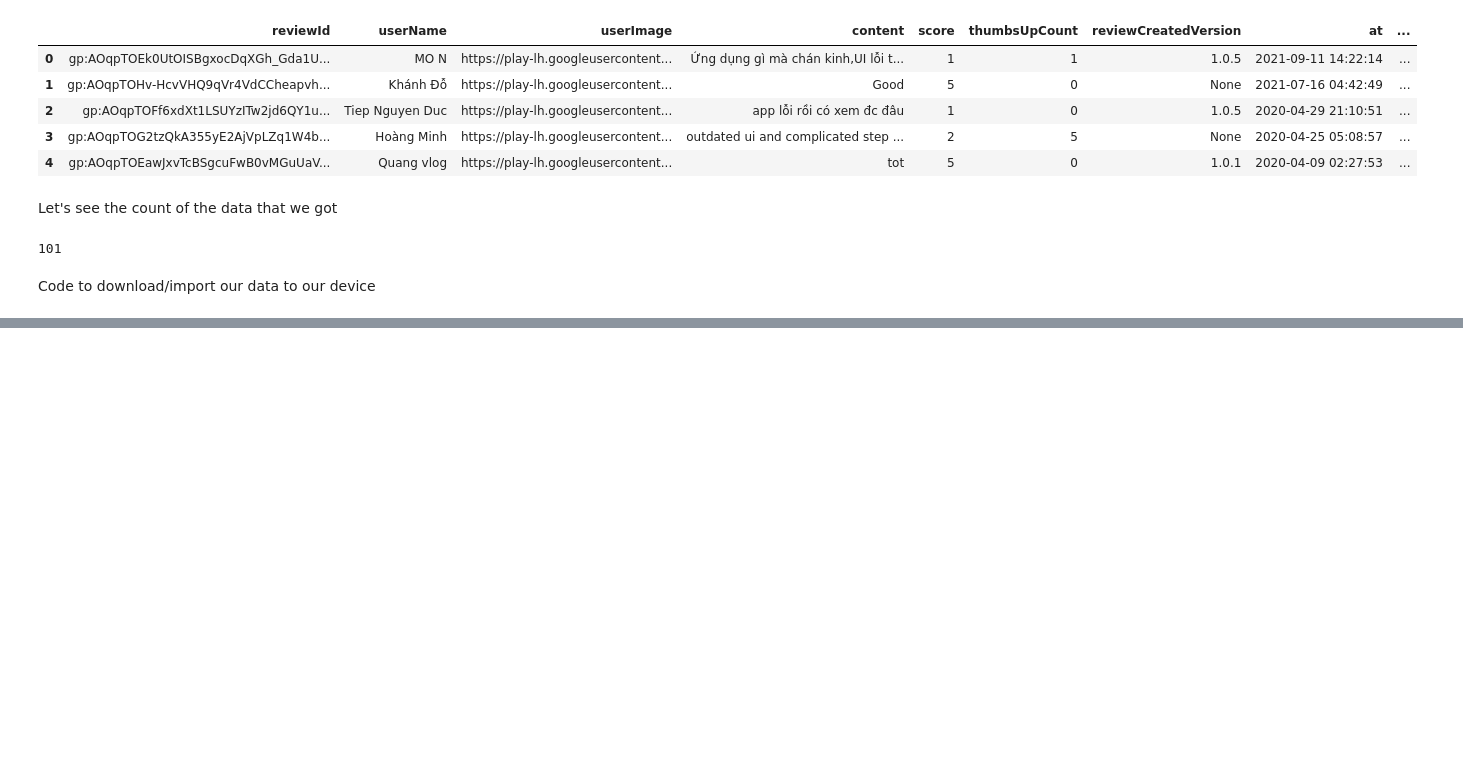
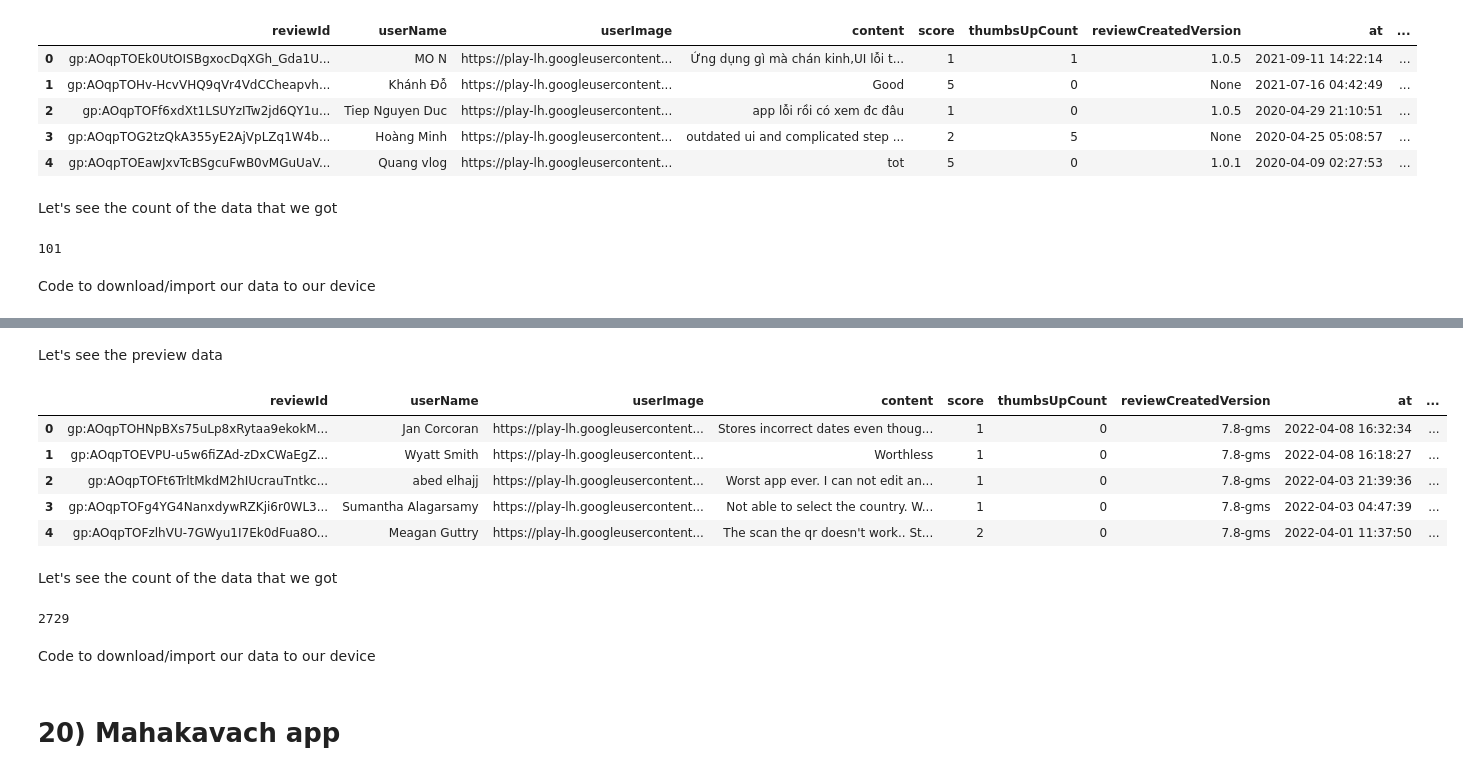
Before and after one commit to anilpankaj/COVID_APPs_REVIEW, a Jupyter notebook: Covid_Review.ipynb, the cells around one changed output, grey strips where cells are left out. Saved outputs shown, nothing was run; the diff lists cells and outputs as text; code cells hidden in the pictures; blank space fills up the shorter version.

```diff
--- a/Covid_Review.ipynb
+++ b/Covid_Review.ipynb
@@ -527,0 +629,29 @@ data_scraped15.to_csv("Suc_Khoe_Viet_Nam.csv", index = False) #it's save the fil
+# %%
+result19 = reviews_all(
+    'ae.gov.dha.covid19',
+    sleep_milliseconds=0,  # by defaults it's take 0
+    lang='en', # by defaluts it's take 'en'
+    country='us', # by defaluts it's take 'us'
+    sort = Sort.NEWEST, # by defaults to Sort.MOST_RELEVANT, you can usee Sort.Newest to get newst reviews first
+)
+# %% [markdown]
+Let's see the preview data
+# %%
+data_scraped19 = pd.DataFrame(np.array(result19),columns=['review'])
+data_scraped19 = data_scraped19.join(pd.DataFrame(data_scraped19.pop('review').tolist()))
+data_scraped19.head()
+# %% [output]
+|  | reviewId | userName | userImage | content | score | thumbsUpCount | reviewCreatedVersion | at | ... |
+| 0 | gp:AOqpTOHNpBXs75uLp8xRytaa9ekokM... | Jan Corcoran | https://play-lh.googleusercontent... | Stores incorrect dates even thoug... | 1 | 0 | 7.8-gms | 2022-04-08 16:32:34 | ... |
+| 1 | gp:AOqpTOEVPU-u5w6fiZAd-zDxCWaEgZ... | Wyatt Smith | https://play-lh.googleusercontent... | Worthless | 1 | 0 | 7.8-gms | 2022-04-08 16:18:27 | ... |
+| 2 | gp:AOqpTOFt6TrltMkdM2hIUcrauTntkc... | abed elhajj | https://play-lh.googleusercontent... | Worst app ever. I can not edit an... | 1 | 0 | 7.8-gms | 2022-04-03 21:39:36 | ... |
+| 3 | gp:AOqpTOFg4YG4NanxdywRZKji6r0WL3... | Sumantha Alagarsamy | https://play-lh.googleusercontent... | Not able to select the country. W... | 1 | 0 | 7.8-gms | 2022-04-03 04:47:39 | ... |
+| 4 | gp:AOqpTOFzlhVU-7GWyu1I7Ek0dFua8O... | Meagan Guttry | https://play-lh.googleusercontent... | The scan the qr doesn't work.. St... | 2 | 0 | 7.8-gms | 2022-04-01 11:37:50 | ... |
+# %% [markdown]
+Let's see the count of the data that we got
+# %%
+len(data_scraped19.index)
+# %% [output]
+2729
+# %% [markdown]
+Code to download/import our data to our device
@@ -527,0 +660,2 @@ data_scraped15.to_csv("Suc_Khoe_Viet_Nam.csv", index = False) #it's save the fil
+# %% [markdown]
+# 20) Mahakavach app
```
Also changed, not shown: parts of 33 cells of this notebook.
